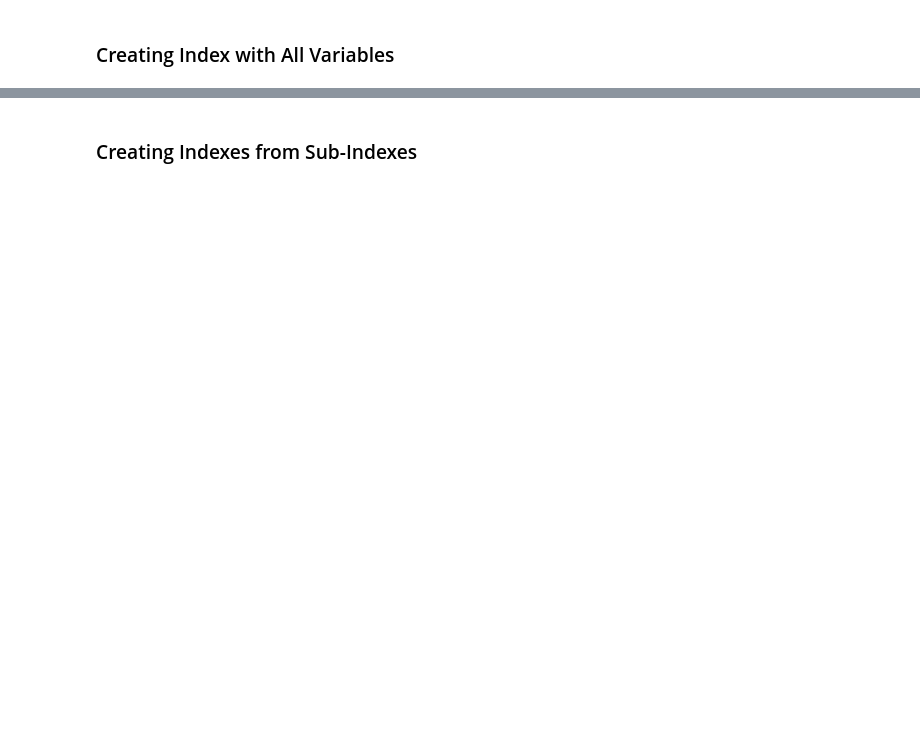
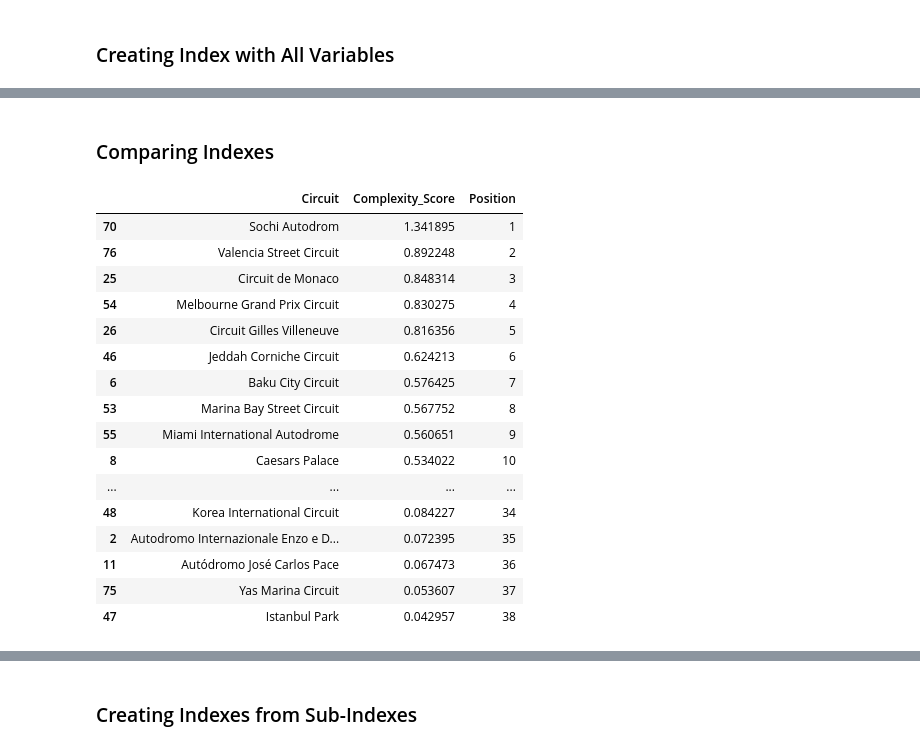
Before and after one commit to LukeHilliard/f1-complexity-index, a Jupyter notebook: analysis.ipynb, the cells around one changed output, grey strips where cells are left out. Drawn from its saved outputs; the diff is of its cells as text; code cells hidden in the pictures; blank space fills up the shorter version.

```diff
--- a/analysis.ipynb
+++ b/analysis.ipynb
@@ -1069,0 +1052,22 @@ Looking at this list it is almost pretty accurate.
+# %% [markdown]
+### Comparing Indexes
+# %%
+index_all
+# %% [output]
+|  | Circuit | Complexity_Score | Position |
+| 70 | Sochi Autodrom | 1.341895 | 1 |
+| 76 | Valencia Street Circuit | 0.892248 | 2 |
+| 25 | Circuit de Monaco | 0.848314 | 3 |
+| 54 | Melbourne Grand Prix Circuit | 0.830275 | 4 |
+| 26 | Circuit Gilles Villeneuve | 0.816356 | 5 |
+| 46 | Jeddah Corniche Circuit | 0.624213 | 6 |
+| 6 | Baku City Circuit | 0.576425 | 7 |
+| 53 | Marina Bay Street Circuit | 0.567752 | 8 |
+| 55 | Miami International Autodrome | 0.560651 | 9 |
+| 8 | Caesars Palace | 0.534022 | 10 |
+| ... | ... | ... | ... |
+| 48 | Korea International Circuit | 0.084227 | 34 |
+| 2 | Autodromo Internazionale Enzo e D... | 0.072395 | 35 |
+| 11 | Autódromo José Carlos Pace | 0.067473 | 36 |
+| 75 | Yas Marina Circuit | 0.053607 | 37 |
+| 47 | Istanbul Park | 0.042957 | 38 |
```
Also changed, not shown: parts of 11 cells of this notebook.
